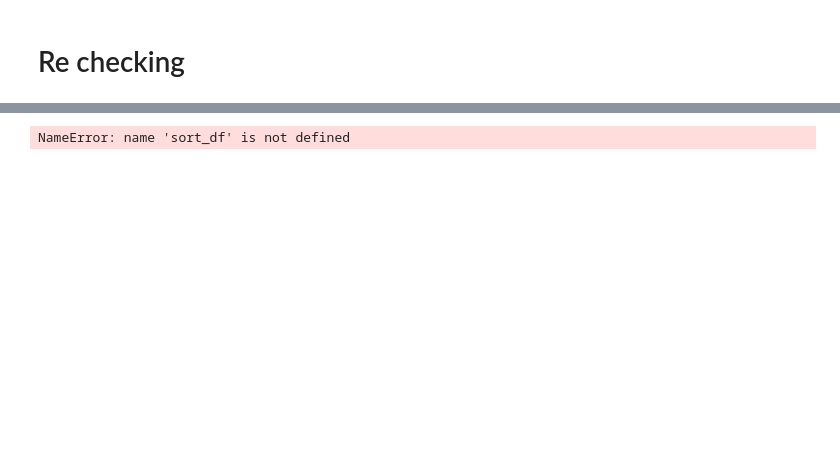
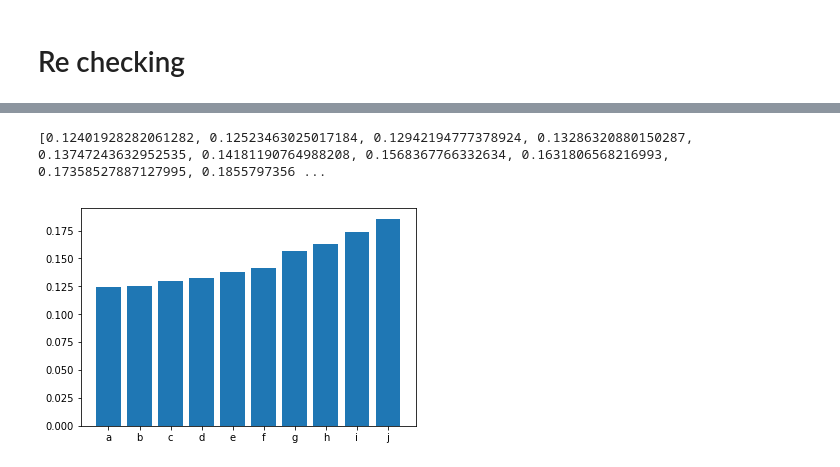
Before and after one commit to DLColumbia/DeepLearning_for_finance, a Jupyter notebook: full_02_13_18_v_abc-TENSORBOARD.ipynb, the cells around one changed output, grey strips where cells are left out. Saved outputs shown, nothing was run; the diff lists cells and outputs as text; code cells hidden in the pictures; blank space fills up the shorter version.

Commit message:
update with the commonal info (histogram)

```diff
--- a/full_02_13_18_v_abc-TENSORBOARD.ipynb
+++ b/full_02_13_18_v_abc-TENSORBOARD.ipynb
@@ -686,5 +693,13 @@ average error in a random case =  0.343024862268
-# %%
-sorted_by_value = sort_df.sort_values(by ='train_sum_error')
-sorted_by_value.plot(kind = 'bar')
-# %% [output]
-NameError: name 'sort_df' is not defined
+# %%
+sorted_by_value = []
+for i in range(len(p)):
+    sorted_by_value.append(np.mean(diff[i]))
+
+
+listou = sorted(sorted_by_value)
+print(listou)
+baba = ['a','b','c','d','e','f','g','h','i','j']
+plt.bar(baba,listou);
+# %% [output]
+[0.12401928282061282, 0.12523463025017184, 0.12942194777378924, 0.13286320880150287, 0.13747243632952535, 0.14181190764988208, 0.1568367766332634, 0.1631806568216993, 0.17358527887127995, 0.1855797356 ...
+[figure, added]
```
Also changed, not shown: parts of 7 cells of this notebook.
